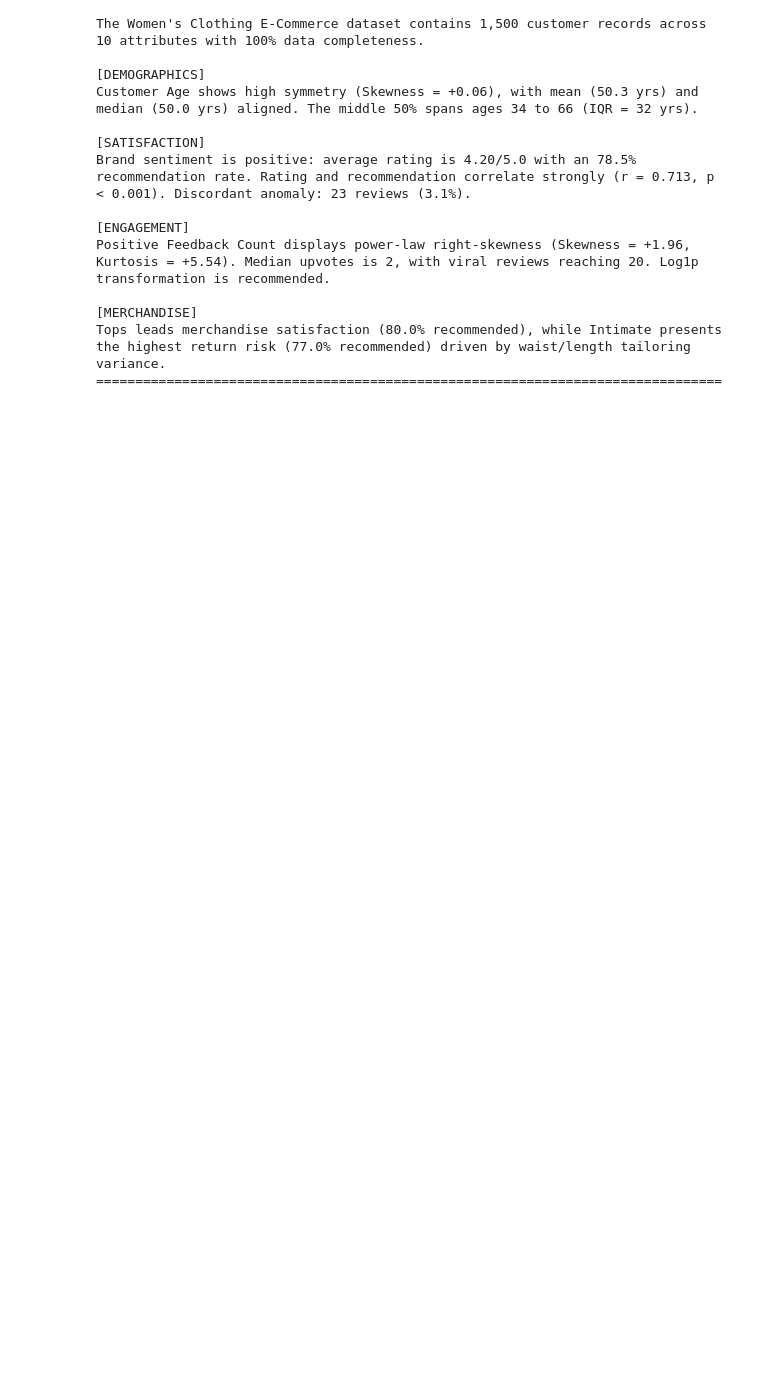
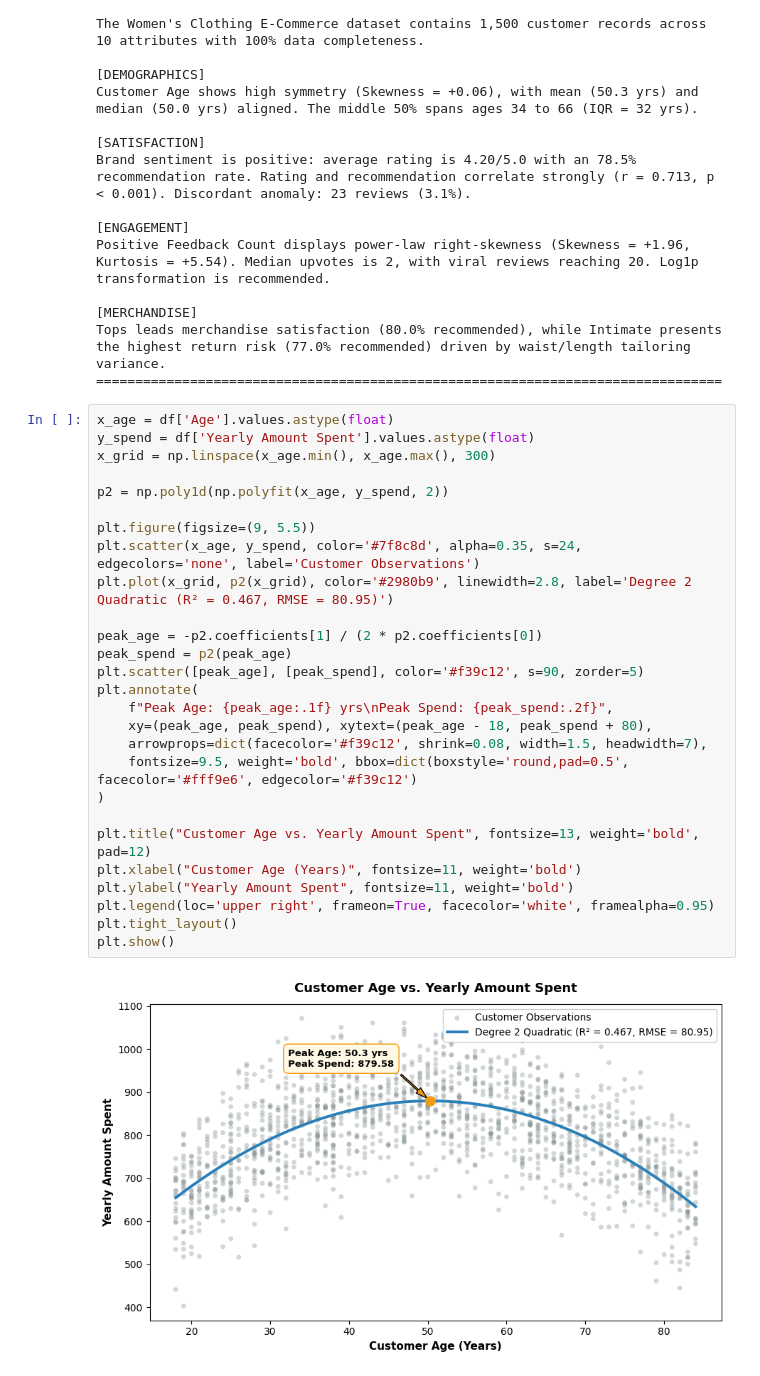
Before and after one commit to bhagyashrithombre/womensclothing, a Jupyter notebook: womens_clothing.ipynb, the cells around one changed output. Cells and saved outputs as stored; diff of their text form; blank space fills up the shorter version.

```diff
--- a/womens_clothing.ipynb
+++ b/womens_clothing.ipynb
@@ -1147,3 +1118,32 @@ Positive Feedback Count displays power-law right-skewness (Skewness = +1.96, Kur
 [MERCHANDISE]
 Tops leads merchandise satisfaction (80.0% recommended), while Intimate presents the highest return risk (77.0% recommended) driven by waist/length tailoring variance.
 ================================================================================
+# %%
+x_age = df['Age'].values.astype(float)
+y_spend = df['Yearly Amount Spent'].values.astype(float)
+x_grid = np.linspace(x_age.min(), x_age.max(), 300)
+
+p2 = np.poly1d(np.polyfit(x_age, y_spend, 2))
+
+plt.figure(figsize=(9, 5.5))
+plt.scatter(x_age, y_spend, color='#7f8c8d', alpha=0.35, s=24, edgecolors='none', label='Customer Observations')
+plt.plot(x_grid, p2(x_grid), color='#2980b9', linewidth=2.8, label='Degree 2 Quadratic (R² = 0.467, RMSE = 80.95)')
+
+peak_age = -p2.coefficients[1] / (2 * p2.coefficients[0])
+peak_spend = p2(peak_age)
+plt.scatter([peak_age], [peak_spend], color='#f39c12', s=90, zorder=5)
+plt.annotate(
+    f"Peak Age: {peak_age:.1f} yrs\nPeak Spend: {peak_spend:.2f}",
+    xy=(peak_age, peak_spend), xytext=(peak_age - 18, peak_spend + 80),
+    arrowprops=dict(facecolor='#f39c12', shrink=0.08, width=1.5, headwidth=7),
+    fontsize=9.5, weight='bold', bbox=dict(boxstyle='round,pad=0.5', facecolor='#fff9e6', edgecolor='#f39c12')
+)
+
+plt.title("Customer Age vs. Yearly Amount Spent", fontsize=13, weight='bold', pad=12)
+plt.xlabel("Customer Age (Years)", fontsize=11, weight='bold')
+plt.ylabel("Yearly Amount Spent", fontsize=11, weight='bold')
+plt.legend(loc='upper right', frameon=True, facecolor='white', framealpha=0.95)
+plt.tight_layout()
+plt.show()
+# %% [output]
+[figure, added]
```
Also changed, not shown: parts of 19 cells of this notebook, 10 other files.
